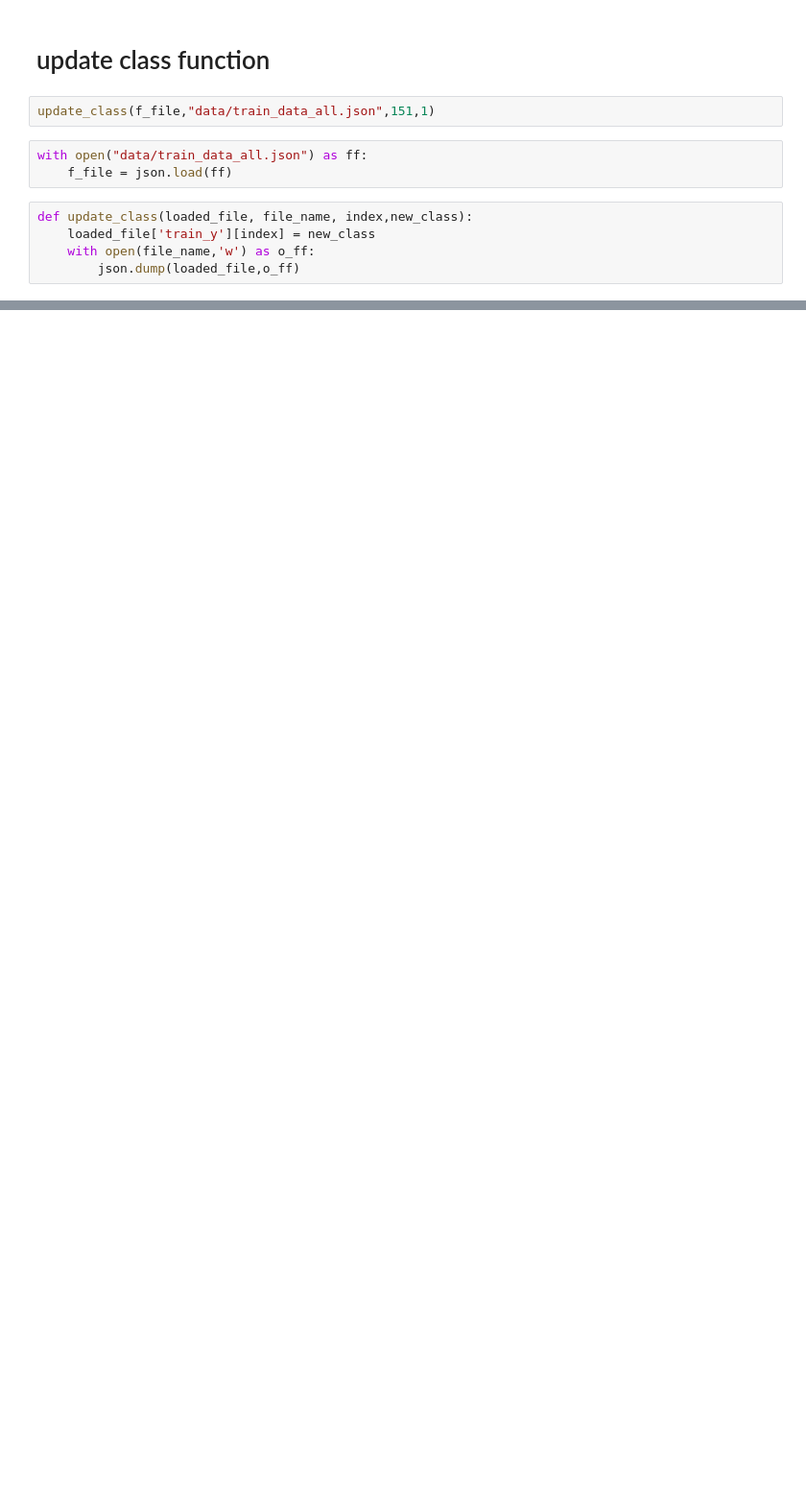
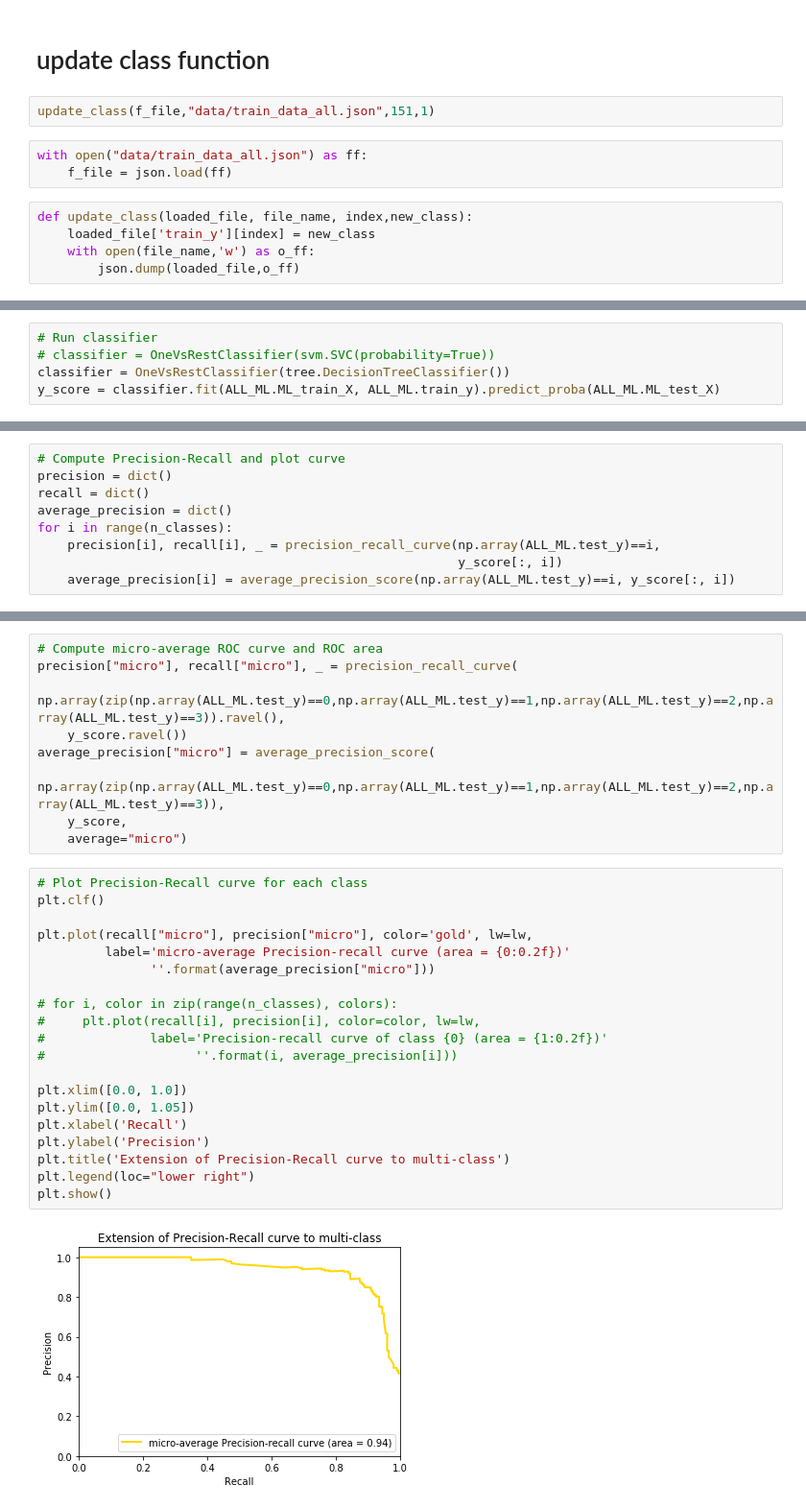
Before and after one commit to Ningster/fanpage_research, a Jupyter notebook: Classifying message.ipynb, the cells around one changed output, grey strips where cells are left out. Shown at 96% size. Saved outputs shown, nothing was run; the diff lists cells and outputs as text; blank space fills up the shorter version.

```diff
--- a/Classifying message.ipynb
+++ b/Classifying message.ipynb
@@ -451,0 +511,5 @@ pd.DataFrame(data=tmpp,
+# %%
+# Run classifier
+# classifier = OneVsRestClassifier(svm.SVC(probability=True))
+classifier = OneVsRestClassifier(tree.DecisionTreeClassifier())
+y_score = classifier.fit(ALL_ML.ML_train_X, ALL_ML.train_y).predict_proba(ALL_ML.ML_test_X)
@@ -451,0 +536,9 @@ pd.DataFrame(data=tmpp,
+# %%
+# Compute Precision-Recall and plot curve
+precision = dict()
+recall = dict()
+average_precision = dict()
+for i in range(n_classes):
+    precision[i], recall[i], _ = precision_recall_curve(np.array(ALL_ML.test_y)==i,
+                                                        y_score[:, i])
+    average_precision[i] = average_precision_score(np.array(ALL_ML.test_y)==i, y_score[:, i])
@@ -451,0 +547,31 @@ pd.DataFrame(data=tmpp,
+# %%
+# Compute micro-average ROC curve and ROC area
+precision["micro"], recall["micro"], _ = precision_recall_curve(
+    np.array(zip(np.array(ALL_ML.test_y)==0,np.array(ALL_ML.test_y)==1,np.array(ALL_ML.test_y)==2,np.array(ALL_ML.test_y)==3)).ravel(),
+    y_score.ravel())
+average_precision["micro"] = average_precision_score(
+    np.array(zip(np.array(ALL_ML.test_y)==0,np.array(ALL_ML.test_y)==1,np.array(ALL_ML.test_y)==2,np.array(ALL_ML.test_y)==3)),
+    y_score,
+    average="micro")
+# %%
+# Plot Precision-Recall curve for each class
+plt.clf()
+
+plt.plot(recall["micro"], precision["micro"], color='gold', lw=lw,
+         label='micro-average Precision-recall curve (area = {0:0.2f})'
+               ''.format(average_precision["micro"]))
+
+# for i, color in zip(range(n_classes), colors):
+#     plt.plot(recall[i], precision[i], color=color, lw=lw,
+#              label='Precision-recall curve of class {0} (area = {1:0.2f})'
+#                    ''.format(i, average_precision[i]))
+
+plt.xlim([0.0, 1.0])
+plt.ylim([0.0, 1.05])
+plt.xlabel('Recall')
+plt.ylabel('Precision')
+plt.title('Extension of Precision-Recall curve to multi-class')
+plt.legend(loc="lower right")
+plt.show()
+# %% [output]
+[figure, added]
```
Also changed, not shown: parts of 52 cells of this notebook.
